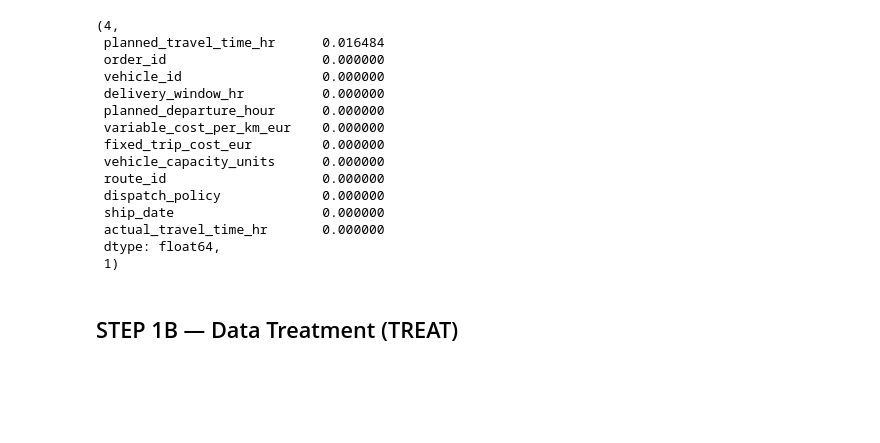
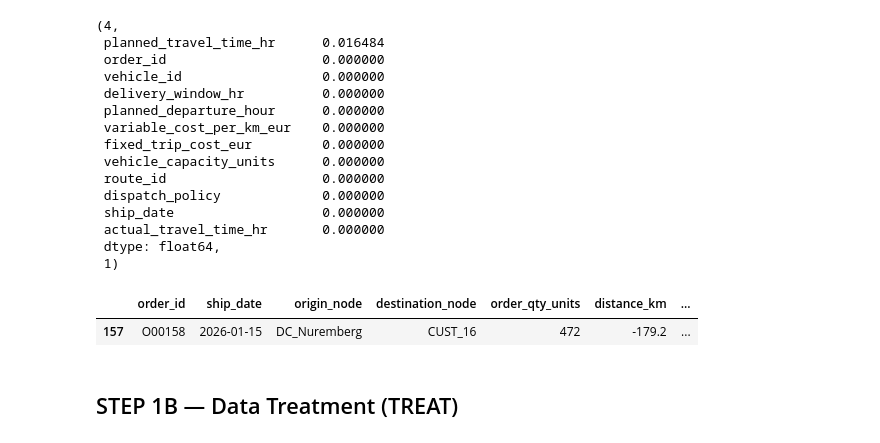
Before and after one commit to saikisri97/17_Hof_Lecture_Code_Pingo, a Jupyter notebook: Supply_Chain_Analytics/dev/archiv/Transport_Route_Planning_OR_solution_playable_synced_FIXED.ipynb, the cells around one changed output. Drawn from its saved outputs; the diff is of its cells as text; code cells hidden in the pictures; blank space fills up the shorter version.

```diff
--- a/Supply_Chain_Analytics/dev/archiv/Transport_Route_Planning_OR_solution_playable_synced_FIXED.ipynb
+++ b/Supply_Chain_Analytics/dev/archiv/Transport_Route_Planning_OR_solution_playable_synced_FIXED.ipynb
@@ -100,6 +100,11 @@ dup_cnt, missing_rate.head(12), invalid_dist_cnt
  actual_travel_time_hr       0.000000
  dtype: float64,
  1)
+# %%
+df_raw[df_raw["distance_km"] <= 0]
+# %% [output]
+|  | order_id | ship_date | origin_node | destination_node | order_qty_units | distance_km | ... |
+| 157 | O00158 | 2026-01-15 | DC_Nuremberg | CUST_16 | 472 | -179.2 | ... |
 # %% [markdown]
 ## STEP 1B — Data Treatment (TREAT)
 # %%
```
Also changed, not shown: parts of 2 cells of this notebook, 5 other files.
